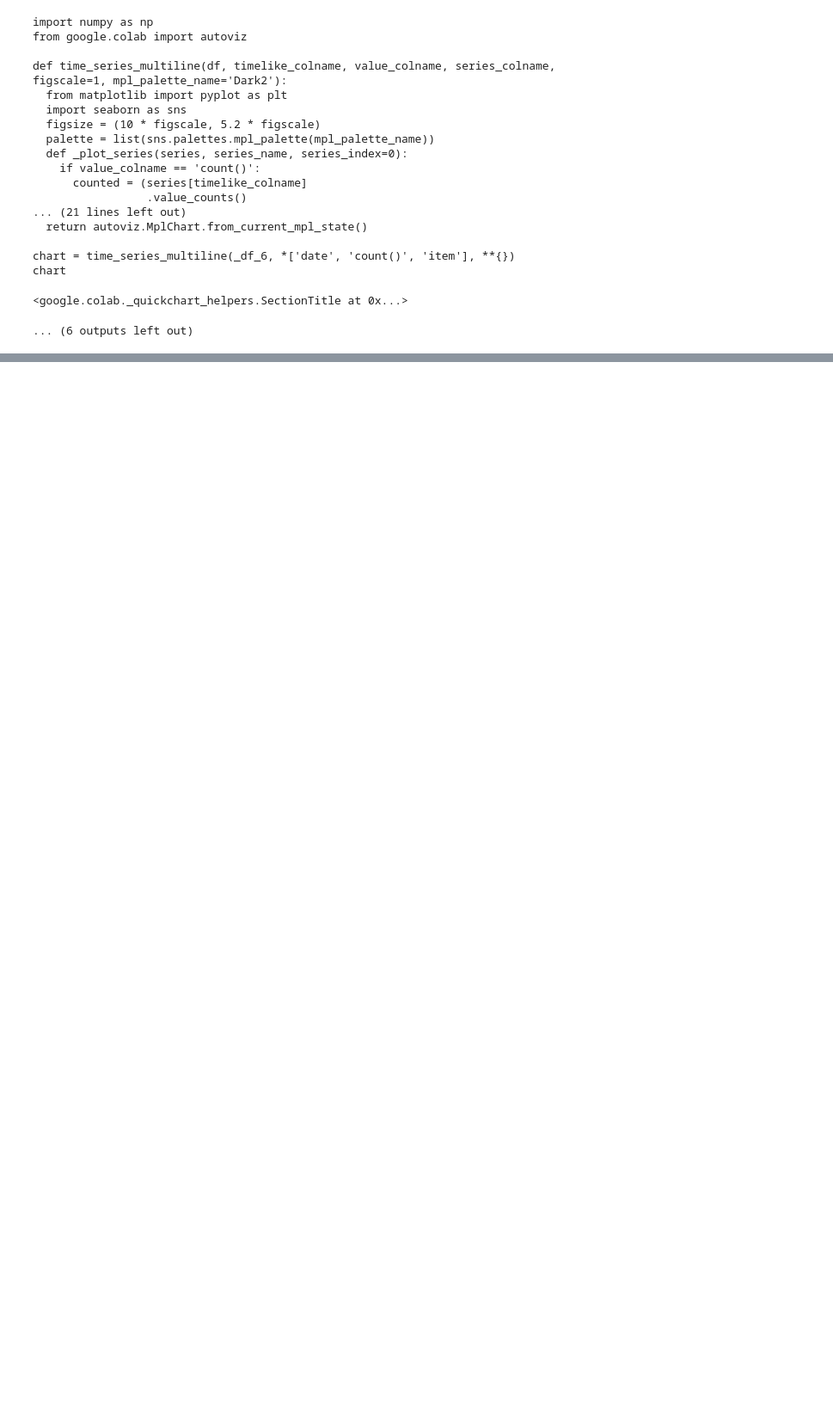
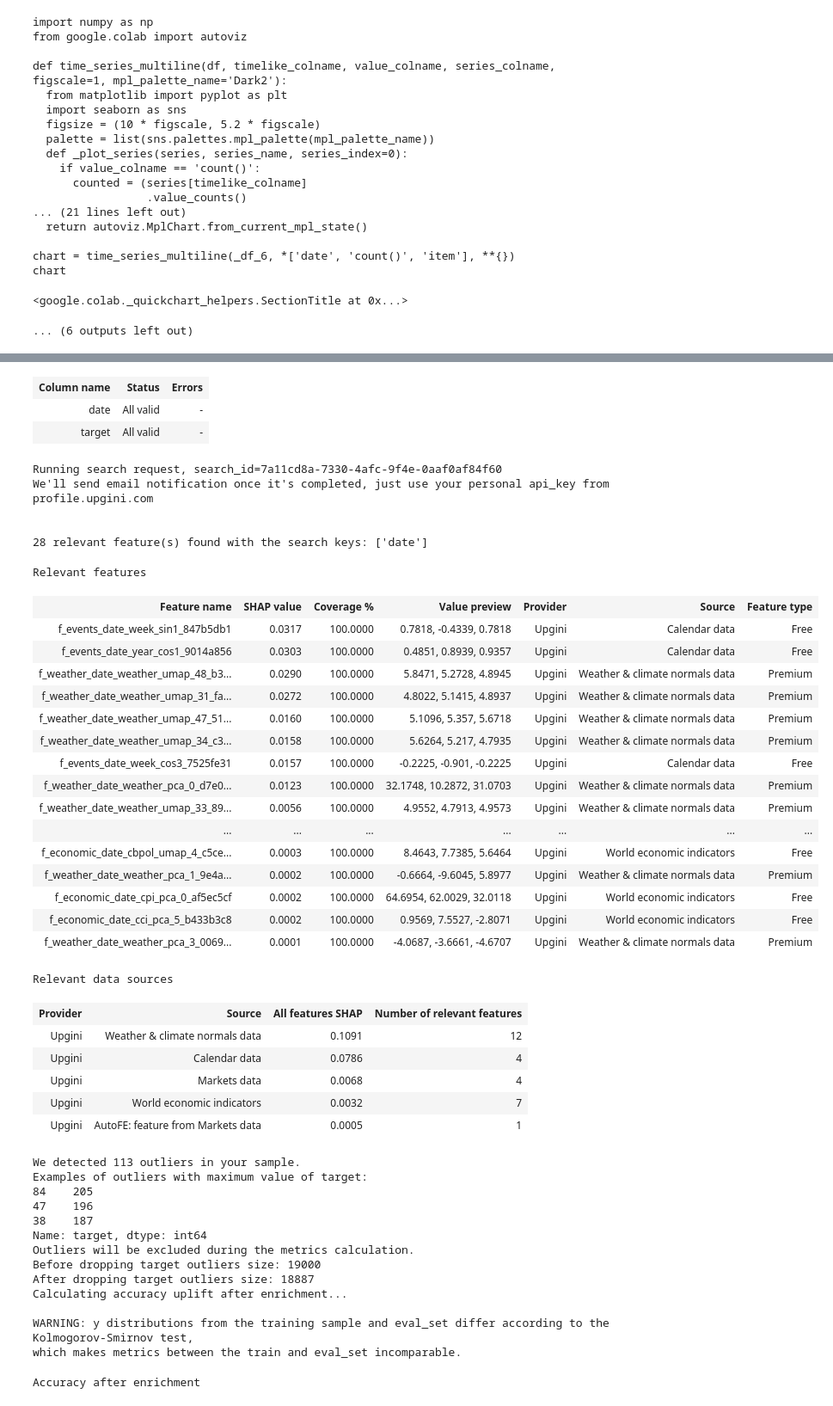
Before and after one commit to stephenkati/Item-demand-forecast, a Jupyter notebook: Store_item_demand_forecasting_.ipynb, the cells around one changed output, grey strips where cells are left out. Shown at 86% size. Drawn from its saved outputs; the diff is of its cells as text; code cells hidden in the pictures; blank space fills up the shorter version.

```diff
--- a/Store_item_demand_forecasting_.ipynb
+++ b/Store_item_demand_forecasting_.ipynb
@@ -146,0 +141,8 @@ fatal: not a git repository (or any of the parent directories): .git
+# %%
+train = df[df["date"] < "2017-01-01"]
+test = df[df["date"] >= "2017-01-01"]
+# %%
+train_features = train.drop(columns=["sales"])
+train_target = train["sales"]
+test_features = test.drop(columns=["sales"])
+test_target = test["sales"]
@@ -146,0 +151,16 @@ fatal: not a git repository (or any of the parent directories): .git
+# %%
+from upgini import FeaturesEnricher, SearchKey
+from upgini.metadata import CVType
+
+enricher = FeaturesEnricher(
+    search_keys = {
+        "date": SearchKey.DATE,
+    },
+    cv = CVType.time_series
+)
+enricher.fit(
+    train_features,
+    train_target,
+    eval_set=[(test_features, test_target)]
+)
+# %% [output]
@@ -146,0 +173,46 @@ fatal: not a git repository (or any of the parent directories): .git
+| Column name | Status | Errors |
+| date | All valid | - |
+| target | All valid | - |
+Running search request, search_id=7a11cd8a-7330-4afc-9f4e-0aaf0af84f60
+We'll send email notification once it's completed, just use your personal api_key from profile.upgini.com
+
+
+28 relevant feature(s) found with the search keys: ['date']
+Relevant features
+| Feature name | SHAP value | Coverage % | Value preview | Provider | Source | Feature type |
+| f_events_date_week_sin1_847b5db1 | 0.0317 | 100.0000 | 0.7818, -0.4339, 0.7818 | Upgini | Calendar data | Free |
+| f_events_date_year_cos1_9014a856 | 0.0303 | 100.0000 | 0.4851, 0.8939, 0.9357 | Upgini | Calendar data | Free |
+| f_weather_date_weather_umap_48_b3... | 0.0290 | 100.0000 | 5.8471, 5.2728, 4.8945 | Upgini | Weather & climate normals data | Premium |
+| f_weather_date_weather_umap_31_fa... | 0.0272 | 100.0000 | 4.8022, 5.1415, 4.8937 | Upgini | Weather & climate normals data | Premium |
+| f_weather_date_weather_umap_47_51... | 0.0160 | 100.0000 | 5.1096, 5.357, 5.6718 | Upgini | Weather & climate normals data | Premium |
+| f_weather_date_weather_umap_34_c3... | 0.0158 | 100.0000 | 5.6264, 5.217, 4.7935 | Upgini | Weather & climate normals data | Premium |
+| f_events_date_week_cos3_7525fe31 | 0.0157 | 100.0000 | -0.2225, -0.901, -0.2225 | Upgini | Calendar data | Free |
+| f_weather_date_weather_pca_0_d7e0... | 0.0123 | 100.0000 | 32.1748, 10.2872, 31.0703 | Upgini | Weather & climate normals data | Premium |
+| f_weather_date_weather_umap_33_89... | 0.0056 | 100.0000 | 4.9552, 4.7913, 4.9573 | Upgini | Weather & climate normals data | Premium |
+| ... | ... | ... | ... | ... | ... | ... |
+| f_economic_date_cbpol_umap_4_c5ce... | 0.0003 | 100.0000 | 8.4643, 7.7385, 5.6464 | Upgini | World economic indicators | Free |
+| f_weather_date_weather_pca_1_9e4a... | 0.0002 | 100.0000 | -0.6664, -9.6045, 5.8977 | Upgini | Weather & climate normals data | Premium |
+| f_economic_date_cpi_pca_0_af5ec5cf | 0.0002 | 100.0000 | 64.6954, 62.0029, 32.0118 | Upgini | World economic indicators | Free |
+| f_economic_date_cci_pca_5_b433b3c8 | 0.0002 | 100.0000 | 0.9569, 7.5527, -2.8071 | Upgini | World economic indicators | Free |
+| f_weather_date_weather_pca_3_0069... | 0.0001 | 100.0000 | -4.0687, -3.6661, -4.6707 | Upgini | Weather & climate normals data | Premium |
+Relevant data sources
+| Provider | Source | All features SHAP | Number of relevant features |
+| Upgini | Weather & climate normals data | 0.1091 | 12 |
+| Upgini | Calendar data | 0.0786 | 4 |
+| Upgini | Markets data | 0.0068 | 4 |
+| Upgini | World economic indicators | 0.0032 | 7 |
+| Upgini | AutoFE: feature from Markets data | 0.0005 | 1 |
+We detected 113 outliers in your sample.
+Examples of outliers with maximum value of target:
+84    205
+47    196
+38    187
+Name: target, dtype: int64
+Outliers will be excluded during the metrics calculation.
+Before dropping target outliers size: 19000
+After dropping target outliers size: 18887
+Calculating accuracy uplift after enrichment...
+
+WARNING: y distributions from the training sample and eval_set differ according to the Kolmogorov-Smirnov test,
+which makes metrics between the train and eval_set incomparable.
+Accuracy after enrichment
```
Also changed, not shown: parts of 3 cells of this notebook.
